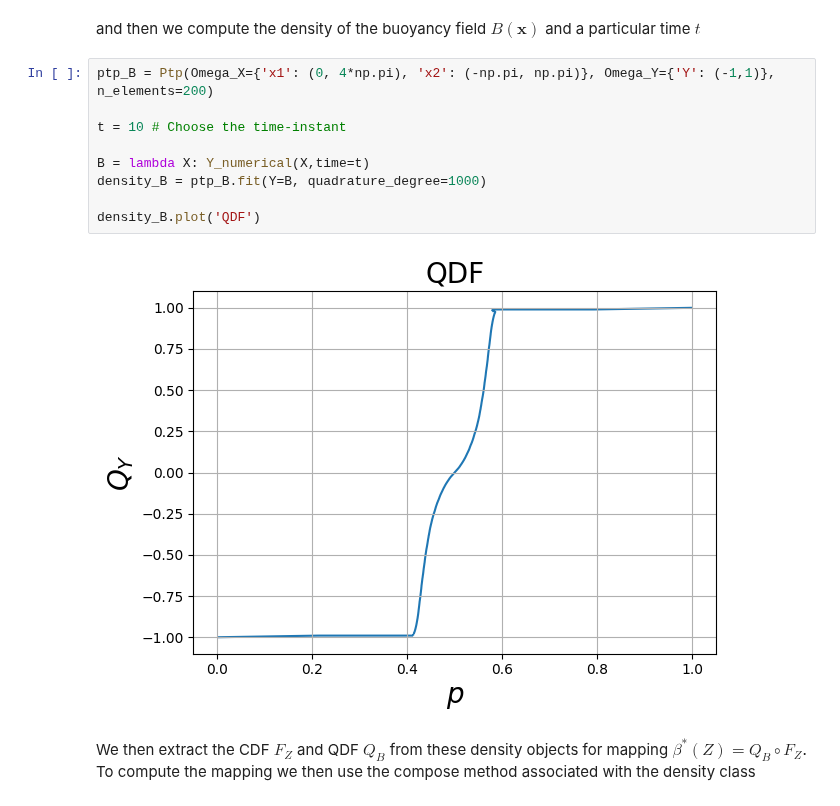
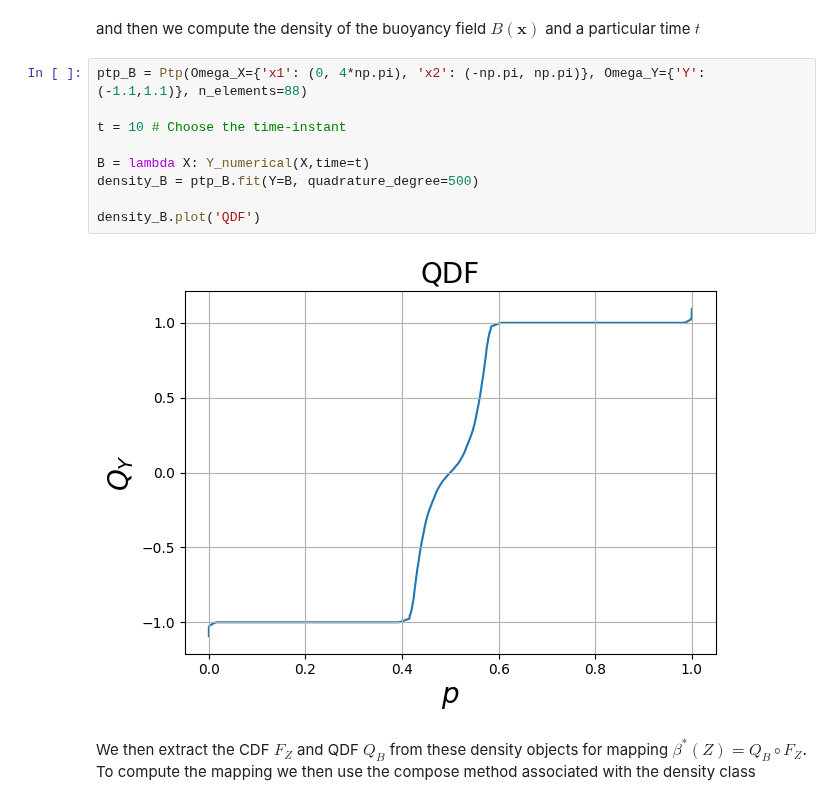
Before and after one commit to D-stratify/Numdf, a Jupyter notebook: notebooks/example_notebooks/Example_3_ape_calculation.ipynb, the cells around one changed output. Saved outputs shown, nothing was run; the diff lists cells and outputs as text.

```diff
--- a/notebooks/example_notebooks/Example_3_ape_calculation.ipynb
+++ b/notebooks/example_notebooks/Example_3_ape_calculation.ipynb
@@ -196,16 +196,16 @@ density_Z.plot('CDF')
 # %% [markdown]
 and then we compute the density of the buoyancy field $B(\mathbf{x})$ and a particular time $t$
 # %%
-ptp_B = Ptp(Omega_X={'x1': (0, 4*np.pi), 'x2': (-np.pi, np.pi)}, Omega_Y={'Y': (-1,1)}, n_elements=200)
+ptp_B = Ptp(Omega_X={'x1': (0, 4*np.pi), 'x2': (-np.pi, np.pi)}, Omega_Y={'Y': (-1.1,1.1)}, n_elements=88)
 
 t = 10 # Choose the time-instant
 
 B = lambda X: Y_numerical(X,time=t)
-density_B = ptp_B.fit(Y=B, quadrature_degree=1000)
+density_B = ptp_B.fit(Y=B, quadrature_degree=500)
 
 density_B.plot('QDF')
 # %% [output]
-[figure, old version]
+[figure, new version]
 # %% [markdown]
 
 We then extract the CDF $F_Z$ and QDF $Q_B$ from these density objects for mapping $\beta^*(Z) = Q_B \circ F_Z$. To compute the mapping we then use the compose method associated with the density class
```
Also changed, not shown: parts of 10 cells of this notebook, 8 other files.
